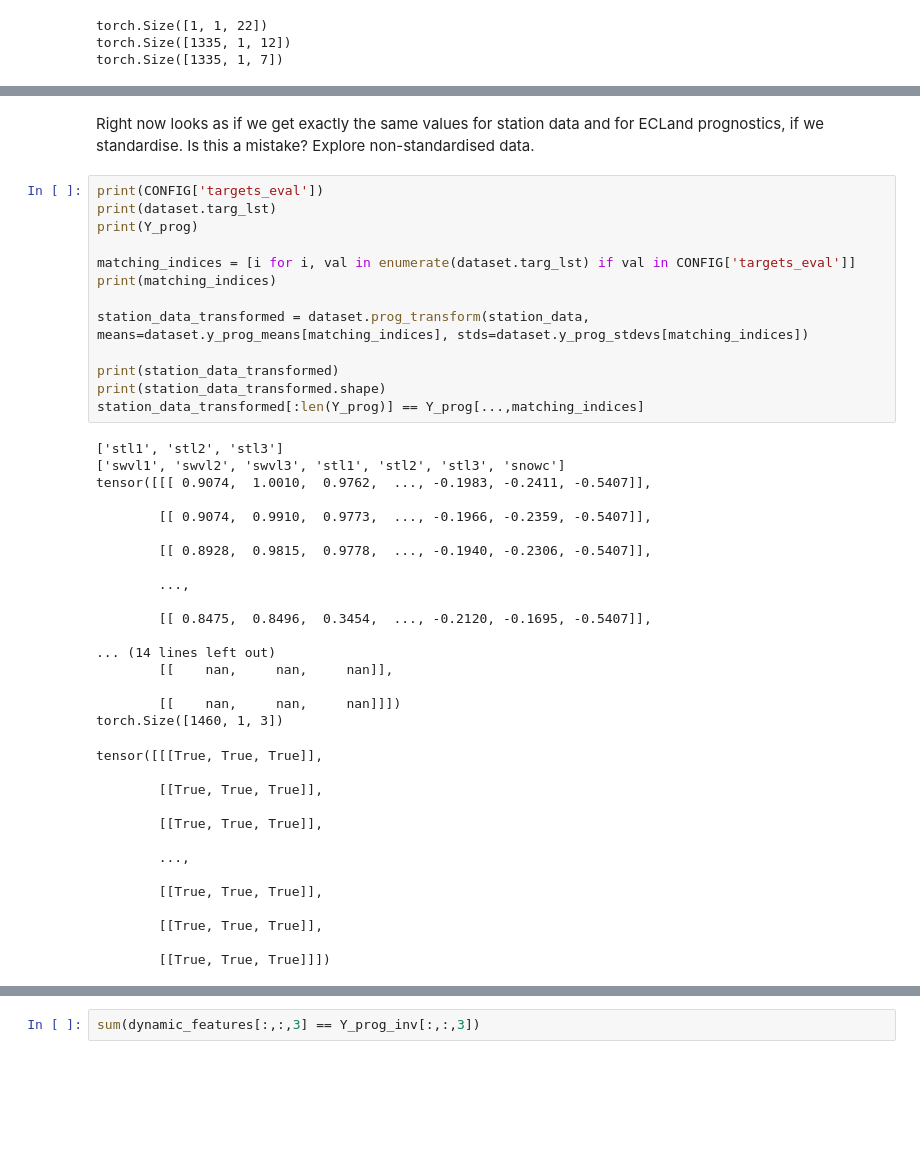
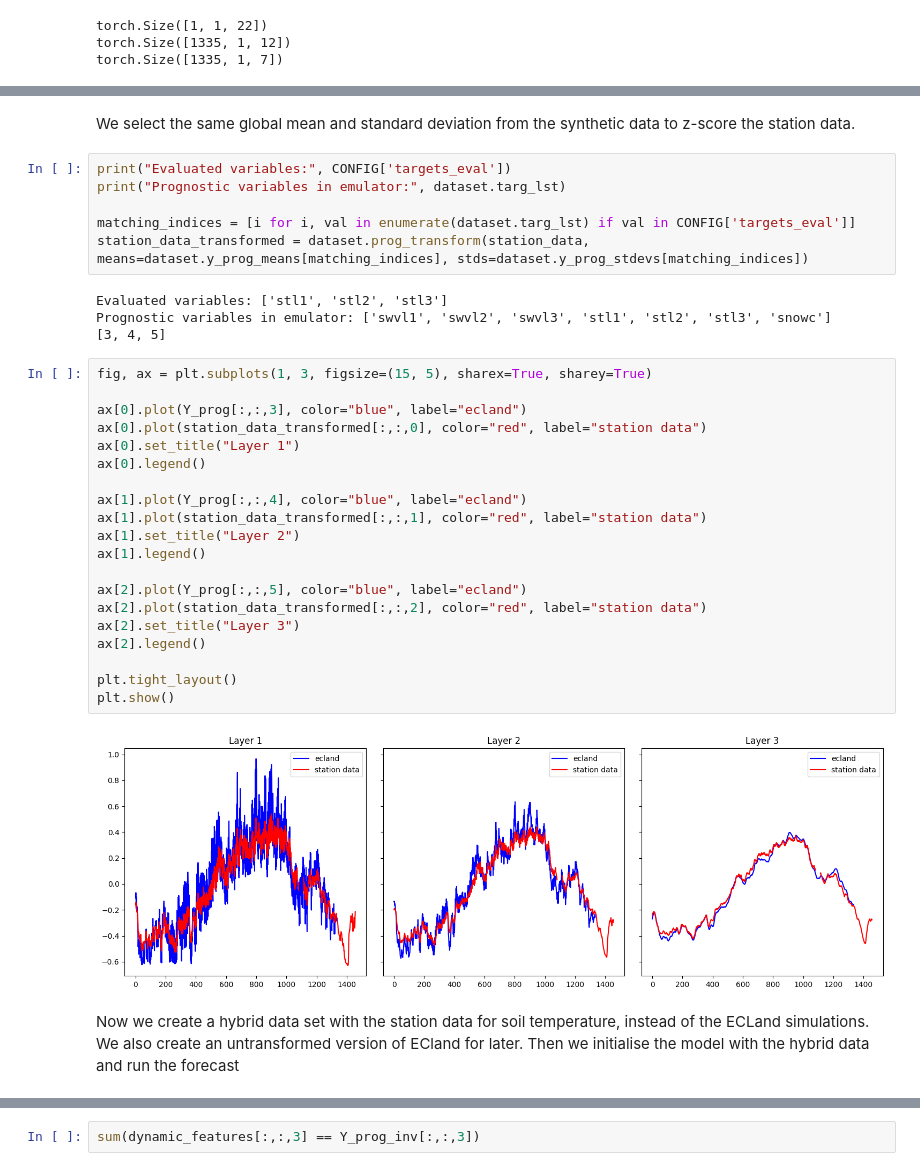
Before and after one commit to MWesselkamp/forecast-horizons, a Jupyter notebook: ecland-emulator/notebooks/evaluation_template.ipynb, the cells around one changed output, grey strips where cells are left out. Saved outputs shown, nothing was run; the diff lists cells and outputs as text; blank space fills up the shorter version.

```diff
--- a/ecland-emulator/notebooks/evaluation_template.ipynb
+++ b/ecland-emulator/notebooks/evaluation_template.ipynb
@@ -100,48 +160,38 @@ torch.Size([1335, 1, 7])
 # %% [markdown]
-Right now looks as if we get exactly the same values for station data and for ECLand prognostics, if we standardise. Is this a mistake? Explore non-standardised data.
+We select the same global mean and standard deviation from the synthetic data to z-score the station data.
 # %%
-print(CONFIG['targets_eval'])
-print(dataset.targ_lst)
-print(Y_prog)
+print("Evaluated variables:", CONFIG['targets_eval'])
+print("Prognostic variables in emulator:", dataset.targ_lst)
 
 matching_indices = [i for i, val in enumerate(dataset.targ_lst) if val in CONFIG['targets_eval']]
-print(matching_indices)
-
 station_data_transformed = dataset.prog_transform(station_data, means=dataset.y_prog_means[matching_indices], stds=dataset.y_prog_stdevs[matching_indices])
-
-print(station_data_transformed)
-print(station_data_transformed.shape)
-station_data_transformed[:len(Y_prog)] == Y_prog[...,matching_indices]
 # %% [output]
-['stl1', 'stl2', 'stl3']
-['swvl1', 'swvl2', 'swvl3', 'stl1', 'stl2', 'stl3', 'snowc']
-tensor([[[ 0.9074,  1.0010,  0.9762,  ..., -0.1983, -0.2411, -0.5407]],
-
-        [[ 0.9074,  0.9910,  0.9773,  ..., -0.1966, -0.2359, -0.5407]],
-
-        [[ 0.8928,  0.9815,  0.9778,  ..., -0.1940, -0.2306, -0.5407]],
-
-        ...,
-
-        [[ 0.8475,  0.8496,  0.3454,  ..., -0.2120, -0.1695, -0.5407]],
-
-... (14 lines left out)
-        [[    nan,     nan,     nan]],
-
-        [[    nan,     nan,     nan]]])
-torch.Size([1460, 1, 3])
+Evaluated variables: ['stl1', 'stl2', 'stl3']
+Prognostic variables in emulator: ['swvl1', 'swvl2', 'swvl3', 'stl1', 'stl2', 'stl3', 'snowc']
+[3, 4, 5]
-tensor([[[True, True, True]],
-
-        [[True, True, True]],
-
-        [[True, True, True]],
-
-        ...,
-
-        [[True, True, True]],
-
-        [[True, True, True]],
-
-        [[True, True, True]]])
+# %%
+fig, ax = plt.subplots(1, 3, figsize=(15, 5), sharex=True, sharey=True)
+
+ax[0].plot(Y_prog[:,:,3], color="blue", label="ecland")
+ax[0].plot(station_data_transformed[:,:,0], color="red", label="station data")
+ax[0].set_title("Layer 1")
+ax[0].legend()
+
+ax[1].plot(Y_prog[:,:,4], color="blue", label="ecland")
+ax[1].plot(station_data_transformed[:,:,1], color="red", label="station data")
+ax[1].set_title("Layer 2")
+ax[1].legend()
+
+ax[2].plot(Y_prog[:,:,5], color="blue", label="ecland")
+ax[2].plot(station_data_transformed[:,:,2], color="red", label="station data")
+ax[2].set_title("Layer 3")
+ax[2].legend()
+
+plt.tight_layout()
+plt.show()
+# %% [output]
+[figure, added]
+# %% [markdown]
+Now we create a hybrid data set with the station data for soil temperature, instead of the ECLand simulations. We also create an untransformed version of ECland for later. Then we initialise the model with the hybrid data and run the forecast
 # %%
 Y_prog_hybrid = Y_prog
```
Also changed, not shown: parts of 8 cells of this notebook, 4 other files.
